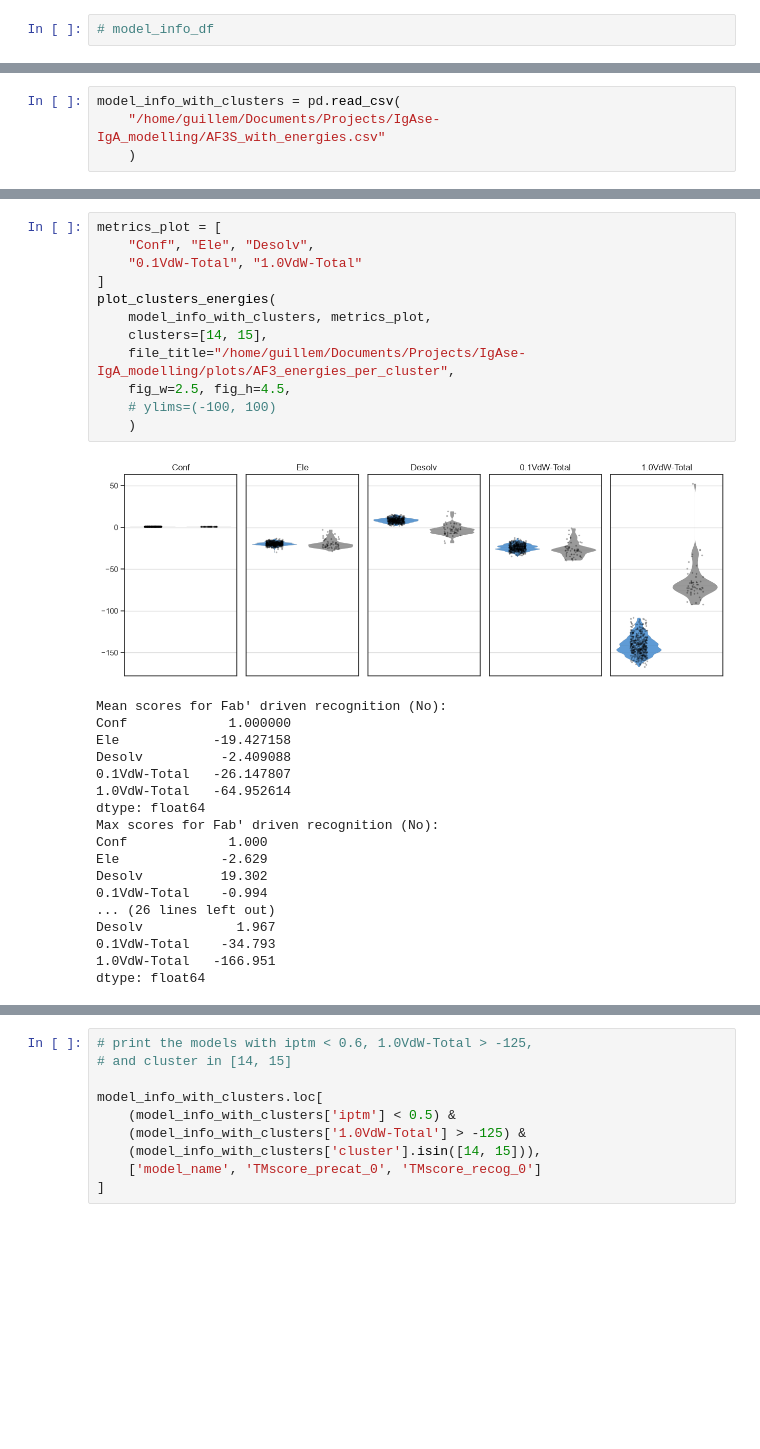
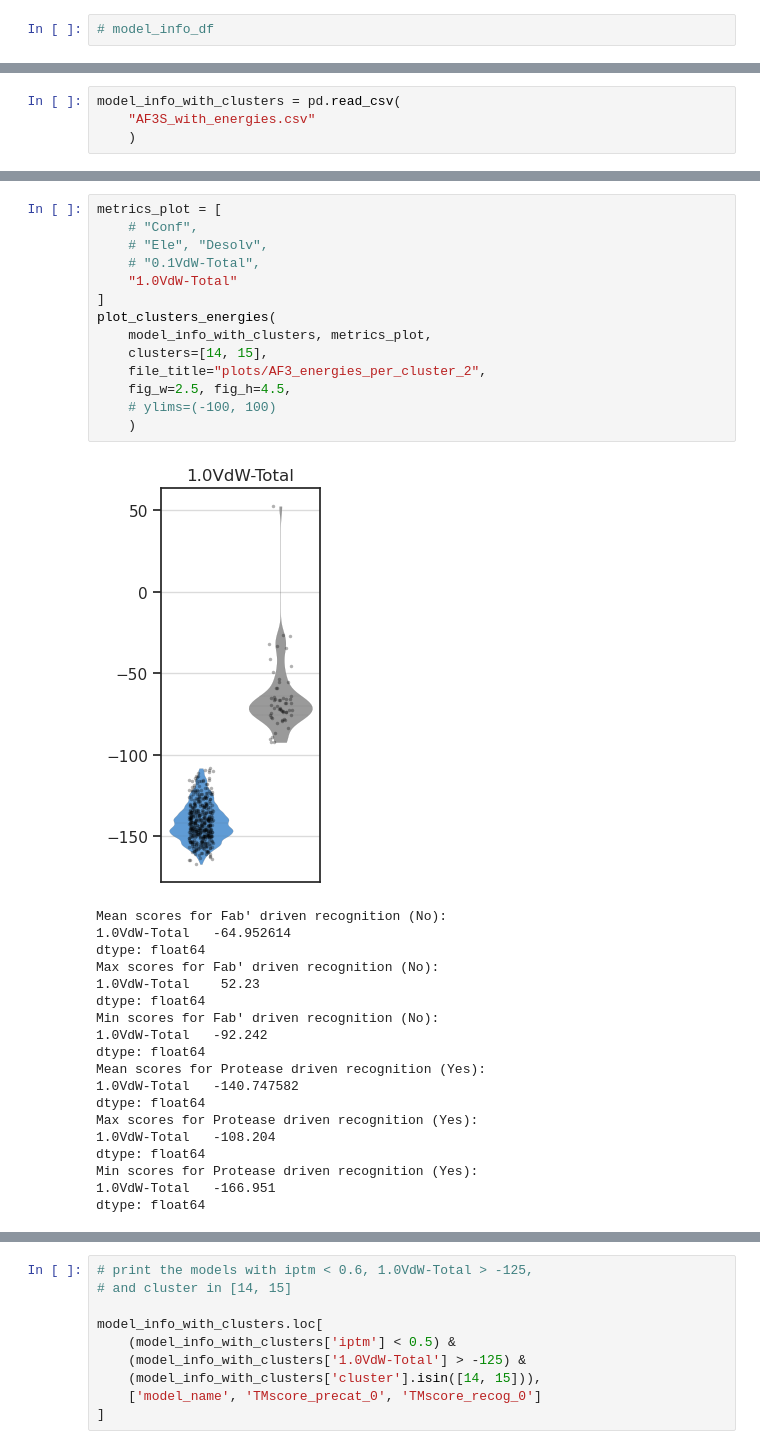
Before and after one commit to Synthetic-Structural-Biology/IgAse-meets-IgA2_AF3, a Jupyter notebook: scores-ICVV.ipynb, the cells around one changed output, grey strips where cells are left out. Drawn from its saved outputs; the diff is of its cells as text; blank space fills up the shorter version.

Commit message:
new plots

```diff
--- a/scores-ICVV.ipynb
+++ b/scores-ICVV.ipynb
@@ -883,4 +970,4 @@ The `scale` parameter has been renamed and will be removed in v0.15.0. Pass `den
 # %%
 model_info_with_clusters = pd.read_csv(
-    "/home/guillem/Documents/Projects/IgAse-IgA_modelling/AF3S_with_energies.csv"
+    "AF3S_with_energies.csv"
     )
@@ -887,32 +1007,35 @@ model_info_with_clusters = pd.read_csv(
 # %%
 metrics_plot = [
-    "Conf", "Ele", "Desolv",
-    "0.1VdW-Total", "1.0VdW-Total"
+    # "Conf",
+    # "Ele", "Desolv",
+    # "0.1VdW-Total",
+    "1.0VdW-Total"
 ]
 plot_clusters_energies(
     model_info_with_clusters, metrics_plot,
     clusters=[14, 15],
-    file_title="/home/guillem/Documents/Projects/IgAse-IgA_modelling/plots/AF3_energies_per_cluster",
+    file_title="plots/AF3_energies_per_cluster_2",
     fig_w=2.5, fig_h=4.5,
     # ylims=(-100, 100)
     )
 # %% [output]
-[figure, old version]
+[figure, new version]
 Mean scores for Fab' driven recognition (No):
-Conf             1.000000
-Ele            -19.427158
-Desolv          -2.409088
-0.1VdW-Total   -26.147807
 1.0VdW-Total   -64.952614
 dtype: float64
 Max scores for Fab' driven recognition (No):
-Conf             1.000
-Ele             -2.629
-Desolv          19.302
-0.1VdW-Total    -0.994
-... (26 lines left out)
-Desolv            1.967
-0.1VdW-Total    -34.793
+1.0VdW-Total    52.23
+dtype: float64
+Min scores for Fab' driven recognition (No):
+1.0VdW-Total   -92.242
+dtype: float64
+Mean scores for Protease driven recognition (Yes):
+1.0VdW-Total   -140.747582
+dtype: float64
+Max scores for Protease driven recognition (Yes):
+1.0VdW-Total   -108.204
+dtype: float64
+Min scores for Protease driven recognition (Yes):
 1.0VdW-Total   -166.951
 dtype: float64
 # %%
```
Also changed, not shown: parts of 27 cells of this notebook, 17 other files.
